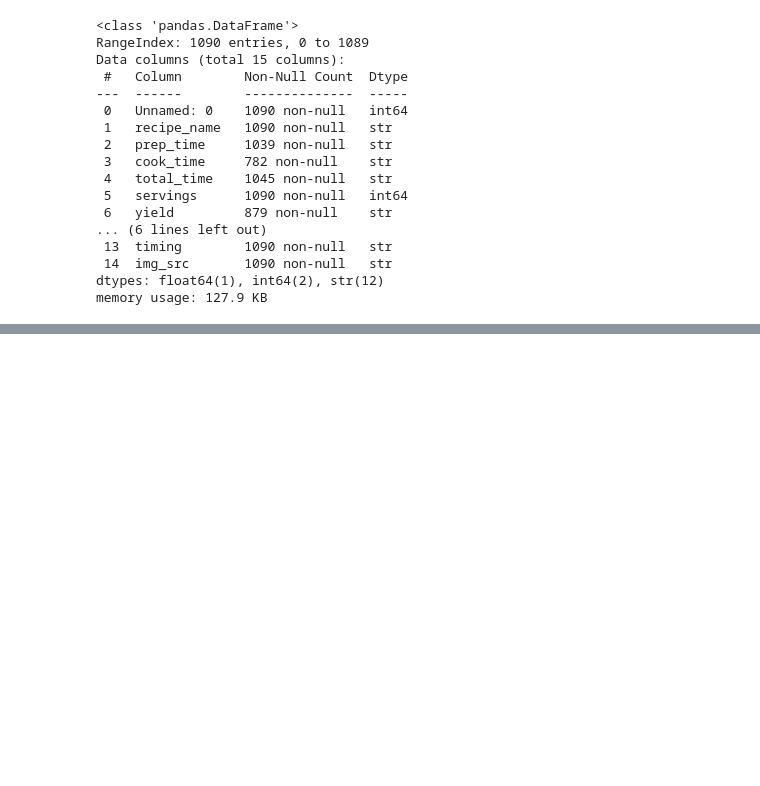
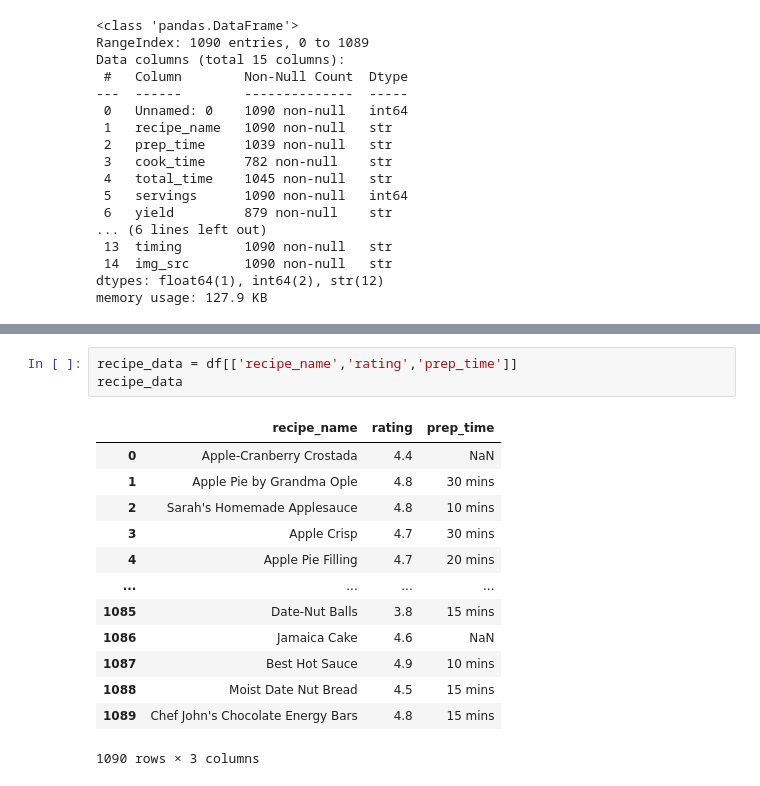
Before and after one commit to shivamdhamange/DATA-SCIENCE, a Jupyter notebook: shivam/day 13 concat pivot.ipynb, the cells around one changed output, grey strips where cells are left out. Drawn from its saved outputs; the diff is of its cells as text; blank space fills up the shorter version.

```diff
--- a/shivam/day 13 concat pivot.ipynb
+++ b/shivam/day 13 concat pivot.ipynb
@@ -42,0 +75,17 @@ memory usage: 127.9 KB
+# %%
+recipe_data = df[['recipe_name','rating','prep_time']]
+recipe_data
+# %% [output]
+|  | recipe_name | rating | prep_time |
+| 0 | Apple-Cranberry Crostada | 4.4 | NaN |
+| 1 | Apple Pie by Grandma Ople | 4.8 | 30 mins |
+| 2 | Sarah's Homemade Applesauce | 4.8 | 10 mins |
+| 3 | Apple Crisp | 4.7 | 30 mins |
+| 4 | Apple Pie Filling | 4.7 | 20 mins |
+| ... | ... | ... | ... |
+| 1085 | Date-Nut Balls | 3.8 | 15 mins |
+| 1086 | Jamaica Cake | 4.6 | NaN |
+| 1087 | Best Hot Sauce | 4.9 | 10 mins |
+| 1088 | Moist Date Nut Bread | 4.5 | 15 mins |
+| 1089 | Chef John's Chocolate Energy Bars | 4.8 | 15 mins |
+1090 rows × 3 columns
```
Also changed, not shown: parts of 11 cells of this notebook.
